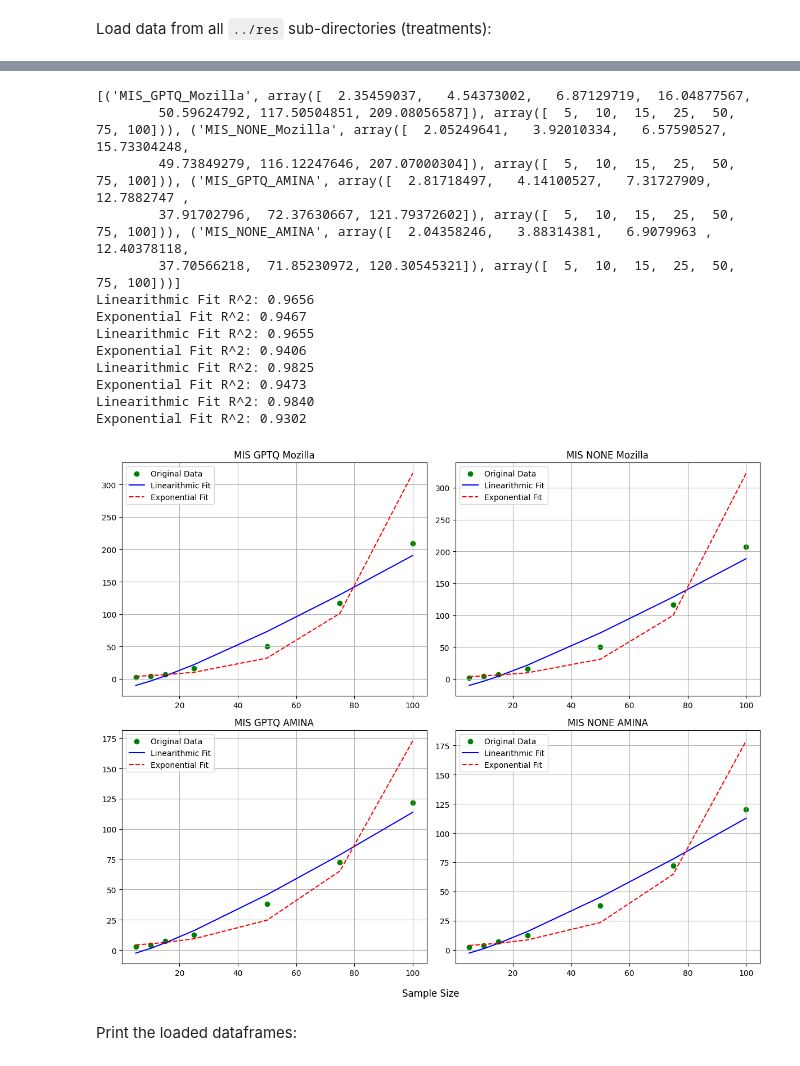
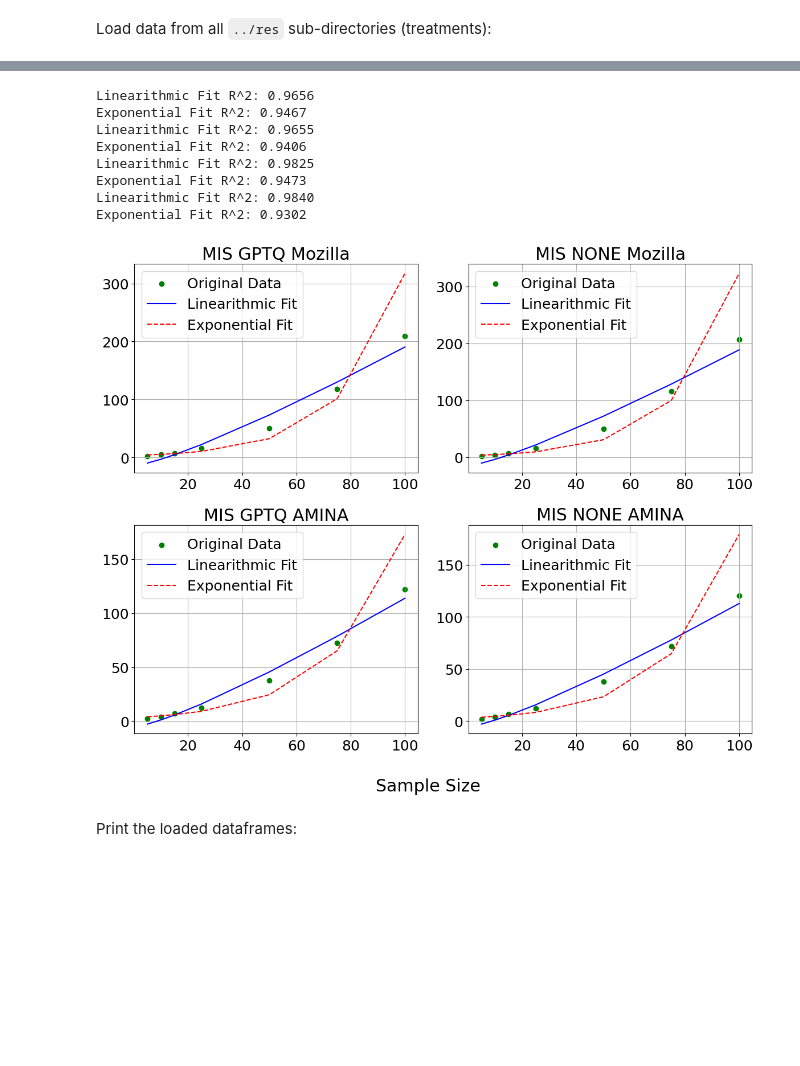
Before and after one commit to Q-REST-at/Q-REST-at, a Jupyter notebook: analysis/data_visualization.ipynb, the cells around one changed output, grey strips where cells are left out. Cells and saved outputs as stored; diff of their text form; code cells hidden in the pictures; blank space fills up the shorter version.

```diff
--- a/analysis/data_visualization.ipynb
+++ b/analysis/data_visualization.ipynb
@@ -48,7 +48,7 @@ iteration_structure = True # flag to set the directory structure of the input da
 summary_dfs, all_data_dfs, _ = utils.load_experiment_data(experiment_data_dir, iteration_structure)
 
 plt.rcParams.update({
-    'font.size': 16  # Adjust the number to your desired base size
+    'font.size': 18  # Adjust the number to your desired base size
 })
 
 # TODO: avoid hard-coding this
@@ -57,12 +57,12 @@ sample_sizes = [5, 10, 15, 25, 50, 75, 100]
 options = ['MIS_GPTQ_Mozilla', 'MIS_NONE_Mozilla', 'MIS_GPTQ_AMINA', 'MIS_NONE_AMINA']
 
 keys = [
-    ("time_to_analyze", "Inference time (s)"),
+    # ("time_to_analyze", "Inference time (s)"),
     ("accuracy", None),
     ("balanced_accuracy", "Balanced accuray"),
-    ("recall", None),
+    # ("recall", None),
     ("precision", None),
-    ("f1", "F1-score")
+    # ("f1", "F1-score")
 ]
 
 # keys = list(all_data_dfs[list(all_data_dfs.keys())[0]].keys())[1:]
@@ -78,13 +78,14 @@ for i, (k, label) in enumerate(keys):
         'Sample Size': sample_sizes,
         **{k:[] for k in options}
     }
+
     for model in models:
         for dataset in datasets:
             for sample in sample_sizes:
                 key: str = f"{model}_{dataset}-{sample}"
                 t = np.mean(all_data_dfs[key][k])
                 data[f"{model}_{dataset}"].append(t)
-
+    # print(df)
     df = pd.DataFrame(data)
 
     # Calculate global max y-value for consistent y-axis limits
@@ -103,10 +104,11 @@ for i, (k, label) in enumerate(keys):
     axes[i][1].set_title(f'{k.capitalize() if label is None else label} on AMINA')
     axes[i][1].grid(True)
     axes[i][1].set_ylim(0, y_max * 1.1)
+    axes[i][1].legend()
     fig.supxlabel('Sample Size')
 
     data = {} # reset
 
 fig.tight_layout()
-fig.savefig(f"out/RQ3.svg", format='svg')
+fig.savefig(f"out/RQ3_excerpt.svg", format='svg')
 # %% [output]
@@ -114,12 +116,11 @@ fig.savefig(f"out/RQ3.svg", format='svg')
 # %%
 from scipy.stats import linregress
+
 
 # List of 4 datasets (x, y) pairs
 datasets = [
     (opt, np.array(data[opt]), np.array(sample_sizes)) for opt in options
 ]
-
-print(datasets)
 
 # Create a 2x2 plot
 fig, axs = plt.subplots(2, 2, figsize=(12, 10))
@@ -138,61 +139,45 @@ for (_, y, x) in datasets:
 ymin = min(all_y_values)
 ymax = max(all_y_values)
 
-# Loop through each dataset
 for i, (dataset, y, x) in enumerate(datasets):
-    # Take ln(y)
-    ln_y = np.log(y)
-
-    # # Linear regression
-    # slope, intercept, r_value, p_value, std_err = linregress(x, ln_y)
-    # ln_y_pred = intercept + slope * x
-    # y_pred = np.exp(ln_y_pred)
-
     # Linearithmic
     z = x * np.log(x)
     slope_linlog, intercept_linlog, r_value_linlog, _, _ = linregress(z, y)
     y_pred_linlog = slope_linlog * z + intercept_linlog
-
 
     # Optional: Compare to exponential fit
     ln_y = np.log(y)
     slope_exp, intercept_exp, r_value_exp, _, _ = linregress(x, ln_y)
     y_pred_exp = np.exp(intercept_exp + slope_exp * x)
 
     # Print R^2 scores
     print(f"Linearithmic Fit R^2: {r_value_linlog**2:.4f}")
     print(f"Exponential Fit R^2: {r_value_exp**2:.4f}")
-
 
     # Plotting
     ax = axs[i]
     ax.scatter(x, y, label='Original Data', color='green')
     ax.plot(x, y_pred_linlog, label='Linearithmic Fit', color='blue')
     ax.plot(x, y_pred_exp, label='Exponential Fit', color='red', linestyle='--')
     ax.set_title(dataset.replace("_", " "))
     # ax.set_ylim(ymin, ymax)
     ax.legend()
     ax.grid(True)
 
 fig.supxlabel('Sample Size')
 plt.tight_layout()
 plt.savefig("RQ3_linear_regression.svg", format='svg')
 plt.show()
 # %% [output]
-[('MIS_GPTQ_Mozilla', array([  2.35459037,   4.54373002,   6.87129719,  16.04877567,
-        50.59624792, 117.50504851, 209.08056587]), array([  5,  10,  15,  25,  50,  75, 100])), ('MIS_NONE_Mozilla', array([  2.05249641,   3.92010334,   6.57590527,  15.73304248,
-        49.73849279, 116.12247646, 207.07000304]), array([  5,  10,  15,  25,  50,  75, 100])), ('MIS_GPTQ_AMINA', array([  2.81718497,   4.14100527,   7.31727909,  12.7882747 ,
-        37.91702796,  72.37630667, 121.79372602]), array([  5,  10,  15,  25,  50,  75, 100])), ('MIS_NONE_AMINA', array([  2.04358246,   3.88314381,   6.9079963 ,  12.40378118,
-        37.70566218,  71.85230972, 120.30545321]), array([  5,  10,  15,  25,  50,  75, 100]))]
 Linearithmic Fit R^2: 0.9656
 Exponential Fit R^2: 0.9467
 Linearithmic Fit R^2: 0.9655
 Exponential Fit R^2: 0.9406
 Linearithmic Fit R^2: 0.9825
 Exponential Fit R^2: 0.9473
 Linearithmic Fit R^2: 0.9840
 Exponential Fit R^2: 0.9302
-[figure, old version]
+[figure, new version]
 # %% [markdown]
 Print the loaded dataframes:
 # %%
```
Also changed, not shown: parts of 1 cell of this notebook, 2 other files.
